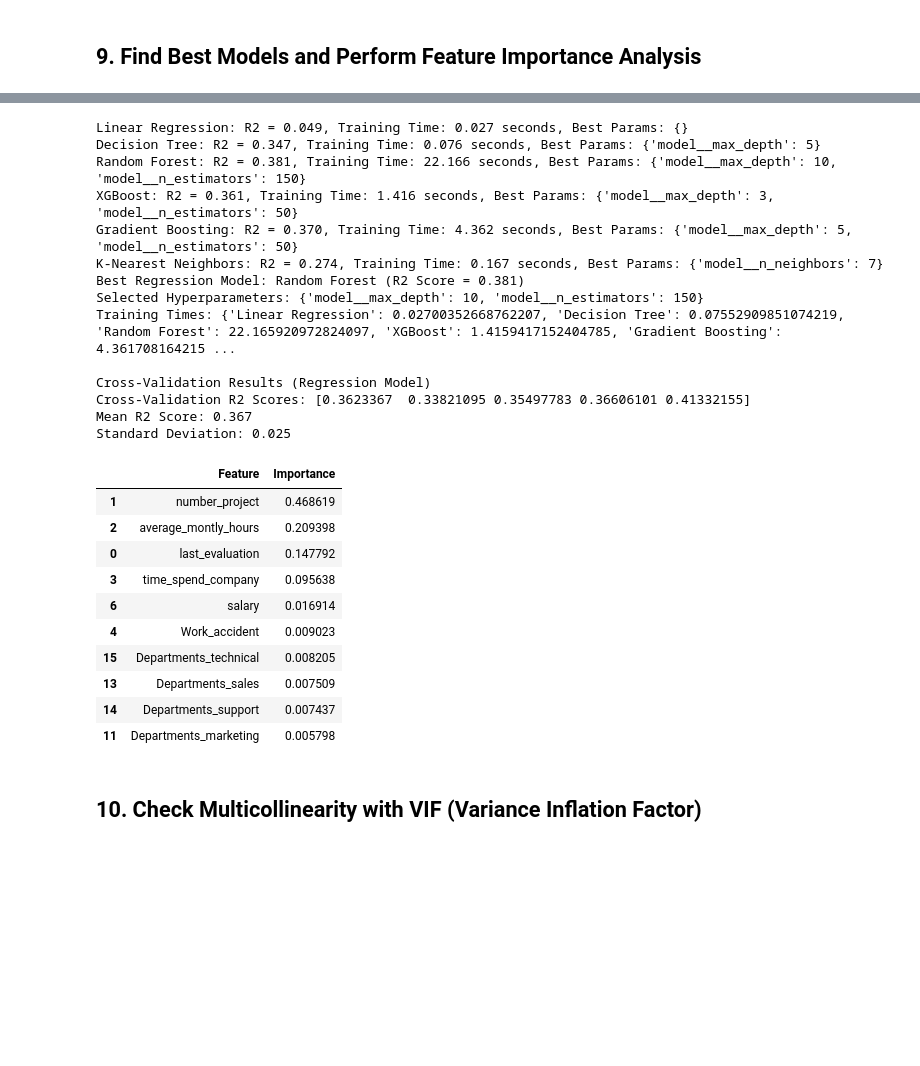
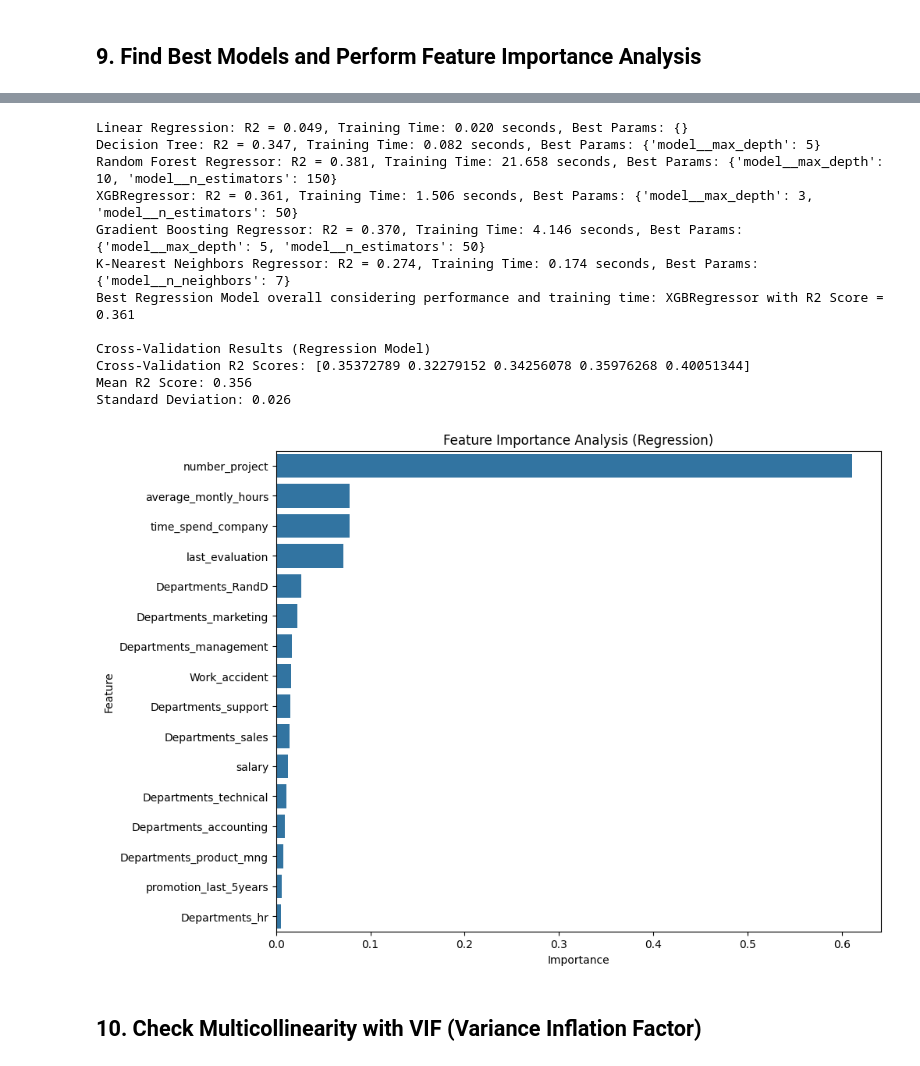
Before and after one commit to suntisfied/attrition-predictor, a Jupyter notebook: attrition_predictor_notebook/attrition_predictor_with_eda.ipynb, the cells around one changed output, grey strips where cells are left out. Saved outputs shown, nothing was run; the diff lists cells and outputs as text; code cells hidden in the pictures; blank space fills up the shorter version.

```diff
--- a/attrition_predictor_notebook/attrition_predictor_with_eda.ipynb
+++ b/attrition_predictor_notebook/attrition_predictor_with_eda.ipynb
@@ -486,66 +510,59 @@ ROC AUC Score: 0.985
 # %%
 # Find best regression model
-best_reg_model_name, best_reg_model, best_reg_params, reg_model_times = find_best_hyperparameters_regression(
+best_reg_model_info = find_best_hyperparameters_regression(
     preprocessor_reg.fit_transform(X_reg_train),
     y_reg_train,
     preprocessor_reg.transform(X_reg_test),
     y_reg_test
 )
 
 # Extract feature names from the preprocessing pipeline for regression
 feature_names_num_reg = X_reg.select_dtypes(include=['int64', 'float64']).columns.tolist()
 feature_names_ord = ordinal_cols
 feature_names_nom = preprocessor_reg.named_transformers_['nom'].get_feature_names_out(nominal_cols)
 
 all_feature_names_reg = np.concatenate([feature_names_num_reg, feature_names_ord, feature_names_nom])
 
 # Fit the best model
-best_reg_model.fit(preprocessor_reg.fit_transform(X_reg_train), y_reg_train)
+best_reg_model = best_reg_model_info['model_object']
+best_reg_model = best_reg_model.fit(preprocessor_reg.fit_transform(X_reg_train), y_reg_train)
 
 # Perform cross-validation for regression model
 print('\nCross-Validation Results (Regression Model)')
 cross_val_regression(best_reg_model, preprocessor_reg.transform(X_reg_train), y_reg_train)
 
-# Extract feature importance
-feature_importances_reg = best_reg_model.named_steps['model'].feature_importances_
+# Check if the model has 'feature_importances_'
+if hasattr(best_reg_model.named_steps['model'], 'feature_importances_'):
+    # Extract feature importance
+    feature_importances_reg = best_reg_model.named_steps['model'].feature_importances_
 
-# Create a DataFrame for visualization
-importance_df_reg = pd.DataFrame({'Feature': all_feature_names_reg, 'Importance': feature_importances_reg})
-importance_df_reg = importance_df_reg.sort_values(by='Importance', ascending=False)
+    # Create a DataFrame for visualization
+    importance_df_reg = pd.DataFrame({'Feature': all_feature_names_reg, 'Importance': feature_importances_reg})
+    importance_df_reg = importance_df_reg.sort_values(by='Importance', ascending=False)
 
-# Plot the feature importance
-plt.figure(figsize=(10, 8))
-sns.barplot(x='Importance', y='Feature', data=importance_df_reg)
-plt.title('Feature Importance Analysis (Regression)')
-plt.show()
+    # Plot the feature importance
+    plt.figure(figsize=(10, 8))
+    sns.barplot(x='Importance', y='Feature', data=importance_df_reg)
+    plt.title('Feature Importance Analysis (Regression)')
+    plt.show()
 
-importance_df_reg.head(10)
+    importance_df_reg.head(10)
+else:
+    print('No feature importances available for this model.')
 # %% [output]
-Linear Regression: R2 = 0.049, Training Time: 0.027 seconds, Best Params: {}
-Decision Tree: R2 = 0.347, Training Time: 0.076 seconds, Best Params: {'model__max_depth': 5}
-Random Forest: R2 = 0.381, Training Time: 22.166 seconds, Best Params: {'model__max_depth': 10, 'model__n_estimators': 150}
-XGBoost: R2 = 0.361, Training Time: 1.416 seconds, Best Params: {'model__max_depth': 3, 'model__n_estimators': 50}
-Gradient Boosting: R2 = 0.370, Training Time: 4.362 seconds, Best Params: {'model__max_depth': 5, 'model__n_estimators': 50}
-K-Nearest Neighbors: R2 = 0.274, Training Time: 0.167 seconds, Best Params: {'model__n_neighbors': 7}
-Best Regression Model: Random Forest (R2 Score = 0.381)
-Selected Hyperparameters: {'model__max_depth': 10, 'model__n_estimators': 150}
-Training Times: {'Linear Regression': 0.02700352668762207, 'Decision Tree': 0.07552909851074219, 'Random Forest': 22.165920972824097, 'XGBoost': 1.4159417152404785, 'Gradient Boosting': 4.361708164215 ...
+Linear Regression: R2 = 0.049, Training Time: 0.020 seconds, Best Params: {}
+Decision Tree: R2 = 0.347, Training Time: 0.082 seconds, Best Params: {'model__max_depth': 5}
+Random Forest Regressor: R2 = 0.381, Training Time: 21.658 seconds, Best Params: {'model__max_depth': 10, 'model__n_estimators': 150}
+XGBRegressor: R2 = 0.361, Training Time: 1.506 seconds, Best Params: {'model__max_depth': 3, 'model__n_estimators': 50}
+Gradient Boosting Regressor: R2 = 0.370, Training Time: 4.146 seconds, Best Params: {'model__max_depth': 5, 'model__n_estimators': 50}
+K-Nearest Neighbors Regressor: R2 = 0.274, Training Time: 0.174 seconds, Best Params: {'model__n_neighbors': 7}
+Best Regression Model overall considering performance and training time: XGBRegressor with R2 Score = 0.361
 
 Cross-Validation Results (Regression Model)
-Cross-Validation R2 Scores: [0.3623367  0.33821095 0.35497783 0.36606101 0.41332155]
-Mean R2 Score: 0.367
-Standard Deviation: 0.025
+Cross-Validation R2 Scores: [0.35372789 0.32279152 0.34256078 0.35976268 0.40051344]
+Mean R2 Score: 0.356
+Standard Deviation: 0.026
-|  | Feature | Importance |
-| 1 | number_project | 0.468619 |
-| 2 | average_montly_hours | 0.209398 |
-| 0 | last_evaluation | 0.147792 |
-| 3 | time_spend_company | 0.095638 |
-| 6 | salary | 0.016914 |
-| 4 | Work_accident | 0.009023 |
-| 15 | Departments_technical | 0.008205 |
-| 13 | Departments_sales | 0.007509 |
-| 14 | Departments_support | 0.007437 |
-| 11 | Departments_marketing | 0.005798 |
+[figure, added]
 # %% [markdown]
 ## 10. Check Multicollinearity with VIF (Variance Inflation Factor)
 # %%
```
Also changed, not shown: parts of 7 cells of this notebook.
